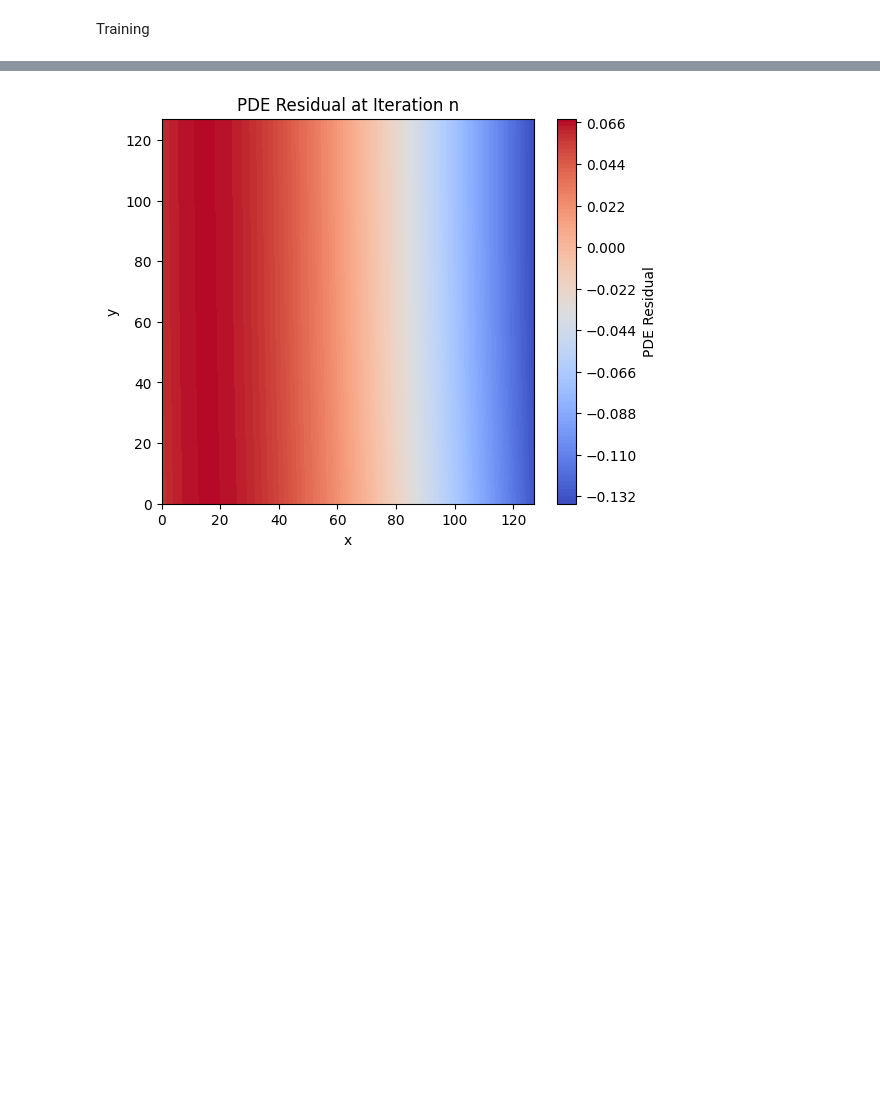
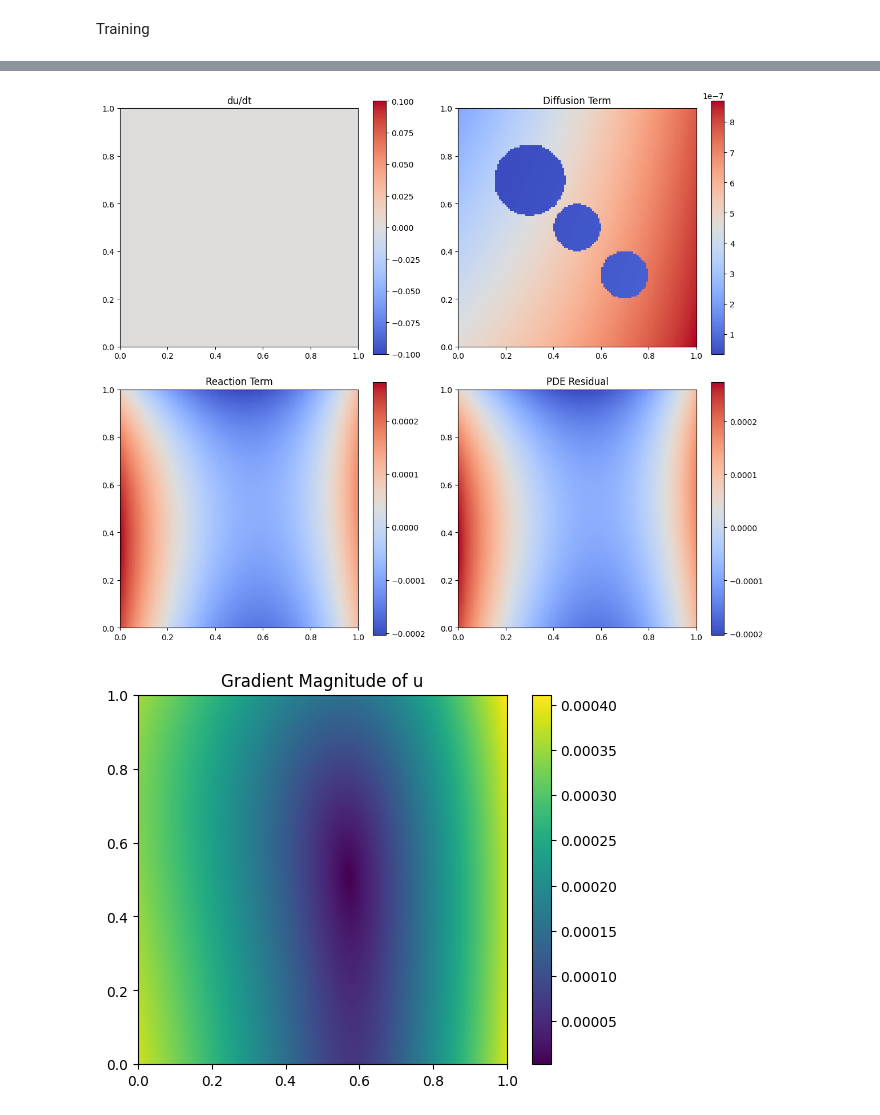
Before and after one commit to FannyRorri/SML_final, a Jupyter notebook: ML/model.ipynb, the cells around one changed output, grey strips where cells are left out. Saved outputs shown, nothing was run; the diff lists cells and outputs as text; code cells hidden in the pictures; blank space fills up the shorter version.

```diff
--- a/ML/model.ipynb
+++ b/ML/model.ipynb
@@ -239,34 +400,43 @@ plt.show()
-# %%
-def pde_residual(model, u_n, sigma_norm, rhs, dt, n_x, n_y, device):
-    x = torch.linspace(0, 1, n_x)
-    y = torch.linspace(0, 1, n_y)
-    X, Y = torch.meshgrid(x, y, indexing='ij')
-    xy = torch.stack([X.flatten(), Y.flatten()], dim=1).to(device)
-    xy.requires_grad_(True)
-    u_pred = model(xy).squeeze()
-    grad_u = torch.autograd.grad(u_pred, xy, grad_outputs=torch.ones_like(u_pred),
-                                 create_graph=True, retain_graph=True)[0]
-
-    sigma_vals = sigma_norm(xy).squeeze()
-    flux = sigma_vals.unsqueeze(-1) * grad_u
-
-    div_flux = torch.autograd.grad(flux, xy, grad_outputs=torch.ones_like(flux),
-                                    create_graph=True, retain_graph=True)[0]
-    div_flux_sum = div_flux.sum(dim=1)
-    u_n_interp = u_n.detach().to(device)
-    rhs_grid = rhs(u_n_interp.cpu().numpy().reshape(n_x, n_y), a, fr, ft, fd, dt)
-    rhs_tensor = torch.tensor(rhs_grid.flatten(), dtype=torch.float32).to(device)
-    residual = -div_flux_sum - rhs_tensor
-    return residual.detach().cpu().numpy().reshape(n_x, n_y)
-
-residual = pde_residual(model, u_n, sigma_norm, rhs, dt, n_x, n_y, device)
-
-plt.figure(figsize=(6, 5))
-plt.contourf(residual, levels=100, cmap='coolwarm')
-plt.colorbar(label='PDE Residual')
-plt.title("PDE Residual at Iteration n")
-plt.xlabel("x")
-plt.ylabel("y")
-plt.show()
-# %% [output]
-[figure, removed]
+# %%
+du_dt_map = diagnostics['du_dt'].reshape(n_x, n_y)
+diff_map = diagnostics['diffusion'].reshape(n_x, n_y)
+react_map = diagnostics['reaction'].reshape(n_x, n_y)
+resid_map = diagnostics['residual'].reshape(n_x, n_y)
+
+fig, axes = plt.subplots(2, 2, figsize=(12, 10))
+titles = ['du/dt', 'Diffusion Term', 'Reaction Term', 'PDE Residual']
+maps = [du_dt_map, diff_map, react_map, resid_map]
+
+for ax, m, title in zip(axes.flat, maps, titles):
+    im = ax.imshow(m, extent=[0, 1, 0, 1], origin='lower', cmap='coolwarm')
+    ax.set_title(title)
+    fig.colorbar(im, ax=ax)
+
+plt.tight_layout()
+plt.show()
+
+
+grad_mag = np.linalg.norm(diagnostics['grad_u'], axis=1).reshape(n_x, n_y)
+plt.imshow(grad_mag, extent=[0,1,0,1], origin='lower')
+plt.colorbar()
+plt.title("Gradient Magnitude of u")
+plt.show()
+
+u_final = u_n.detach().cpu().numpy().reshape(n_x, n_y)
+
+plt.figure(figsize=(6, 5))
+plt.imshow(u_final, origin='lower', extent=[0,1,0,1], cmap='plasma')
+plt.colorbar(label='u(x, y)')
+plt.title('Final Predicted u(x, y) at T = {:.2f}'.format(N * dt))
+plt.xlabel('x')
+plt.ylabel('y')
+plt.grid(False)
+plt.show()
+
+pts_np = points.detach().cpu().numpy()
+plt.scatter(pts_np[:,0], pts_np[:,1], s=2)
+plt.title("Collocation Points")
+plt.show()
+# %% [output]
+[figure, added]
+[figure, added]
```
Also changed, not shown: parts of 12 cells of this notebook, 1 other file.
